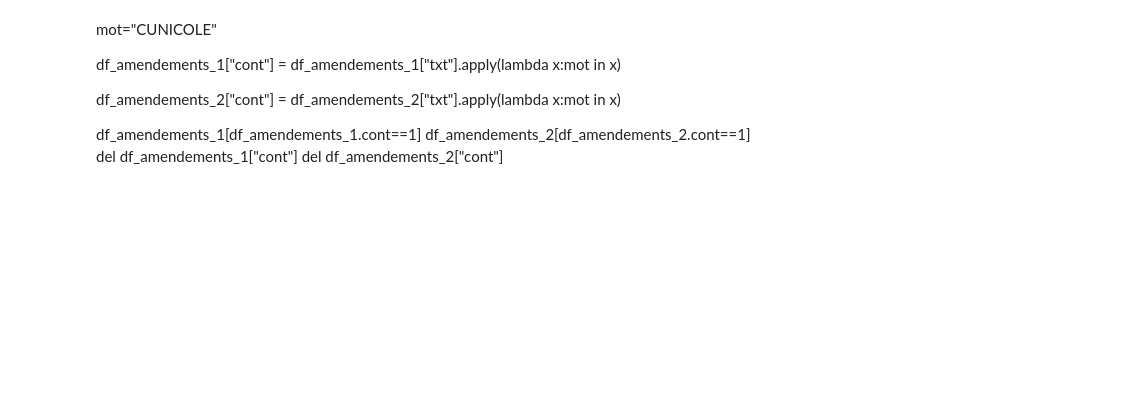
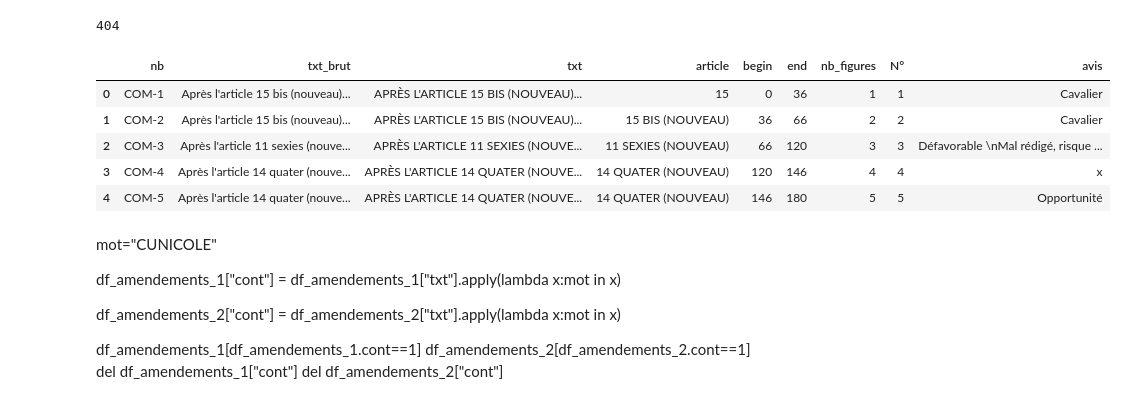
Before and after one commit to ericlajoie/parsing_amendements, a Jupyter notebook: amendements.ipynb, the cells around one changed output. Saved outputs shown, nothing was run; the diff lists cells and outputs as text; code cells hidden in the pictures; blank space fills up the shorter version.

```diff
--- a/amendements.ipynb
+++ b/amendements.ipynb
@@ -265,3 +264,23 @@ Il y a 259 amendements dans la liasse senat/
+# %%
+df_avis_senat = pd.read_excel("Dérouleur ComECO  Senat.xlsx", skiprows=[0])
+df_avis_senat["N°"] = df_avis_senat["N°"].astype(str)
+df_avis_senat_small = df_avis_senat[["N°", "Avis SAJ"]]
+df_avis_senat_small.columns = ["N°", "avis"]
+df_avis_senat_small.head()
+
+print(len(df_avis_senat_small))
+
+liasse_senat_avec_avis = pd.merge(liasse_senat.df_amendements, df_avis_senat_small, left_on="nb_figures", right_on="N°")
+
+liasse_senat_avec_avis.head()
+# %% [output]
+404
+|  | nb | txt_brut | txt | article | begin | end | nb_figures | N° | avis |
+| 0 | COM-1 | Après l'article 15 bis (nouveau)... | APRÈS L'ARTICLE 15 BIS (NOUVEAU)... | 15 | 0 | 36 | 1 | 1 | Cavalier |
+| 1 | COM-2 | Après l'article 15 bis (nouveau)... | APRÈS L'ARTICLE 15 BIS (NOUVEAU)... | 15 BIS (NOUVEAU) | 36 | 66 | 2 | 2 | Cavalier |
+| 2 | COM-3 | Après l'article 11 sexies (nouve... | APRÈS L'ARTICLE 11 SEXIES (NOUVE... | 11 SEXIES (NOUVEAU) | 66 | 120 | 3 | 3 | Défavorable \nMal rédigé, risque ... |
+| 3 | COM-4 | Après l'article 14 quater (nouve... | APRÈS L'ARTICLE 14 QUATER (NOUVE... | 14 QUATER (NOUVEAU) | 120 | 146 | 4 | 4 | x |
+| 4 | COM-5 | Après l'article 14 quater (nouve... | APRÈS L'ARTICLE 14 QUATER (NOUVE... | 14 QUATER (NOUVEAU) | 146 | 180 | 5 | 5 | Opportunité |
 # %%
 def compute_match(df_amendements_1, df_amendements_2, version1, version2, test_fast=False):
 
```
Also changed, not shown: parts of 5 cells of this notebook, 1 other file.
